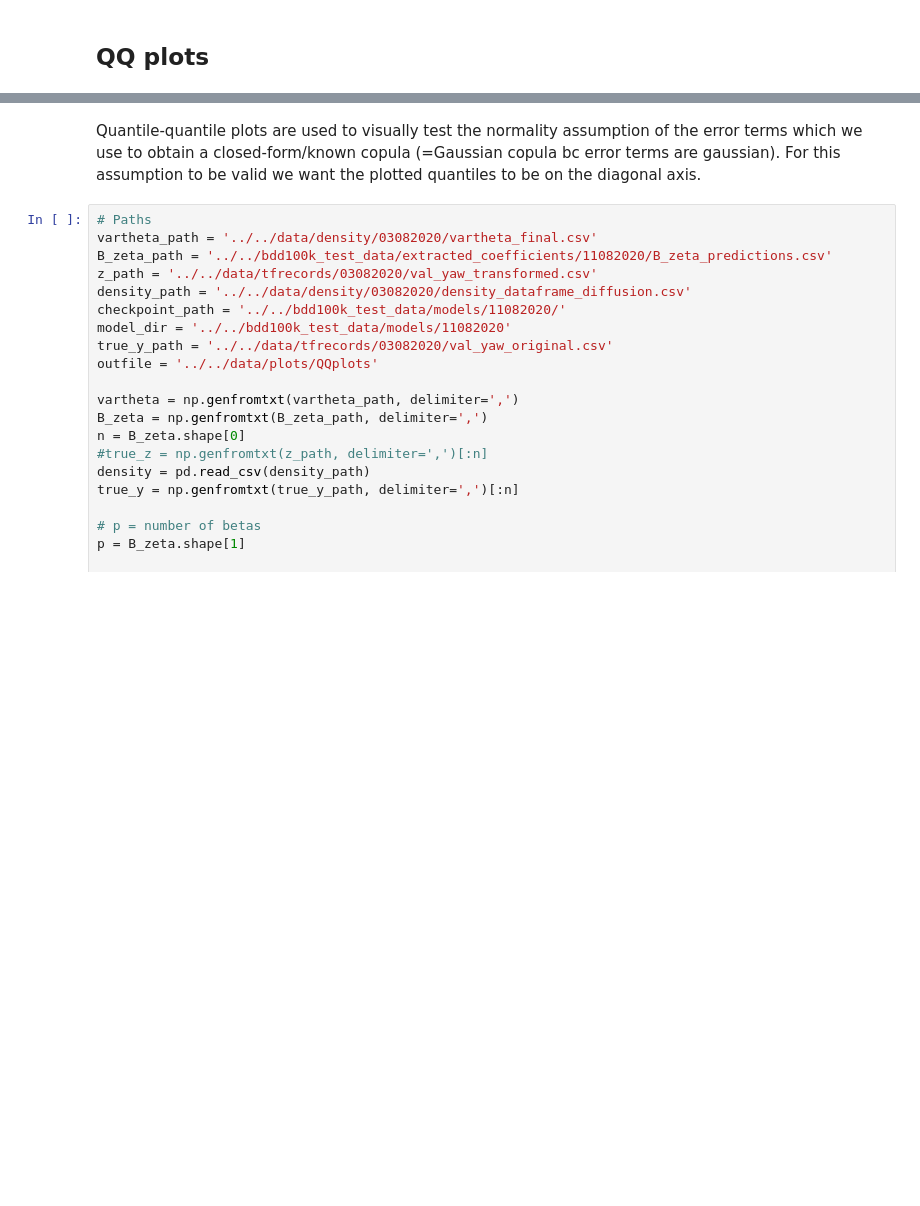
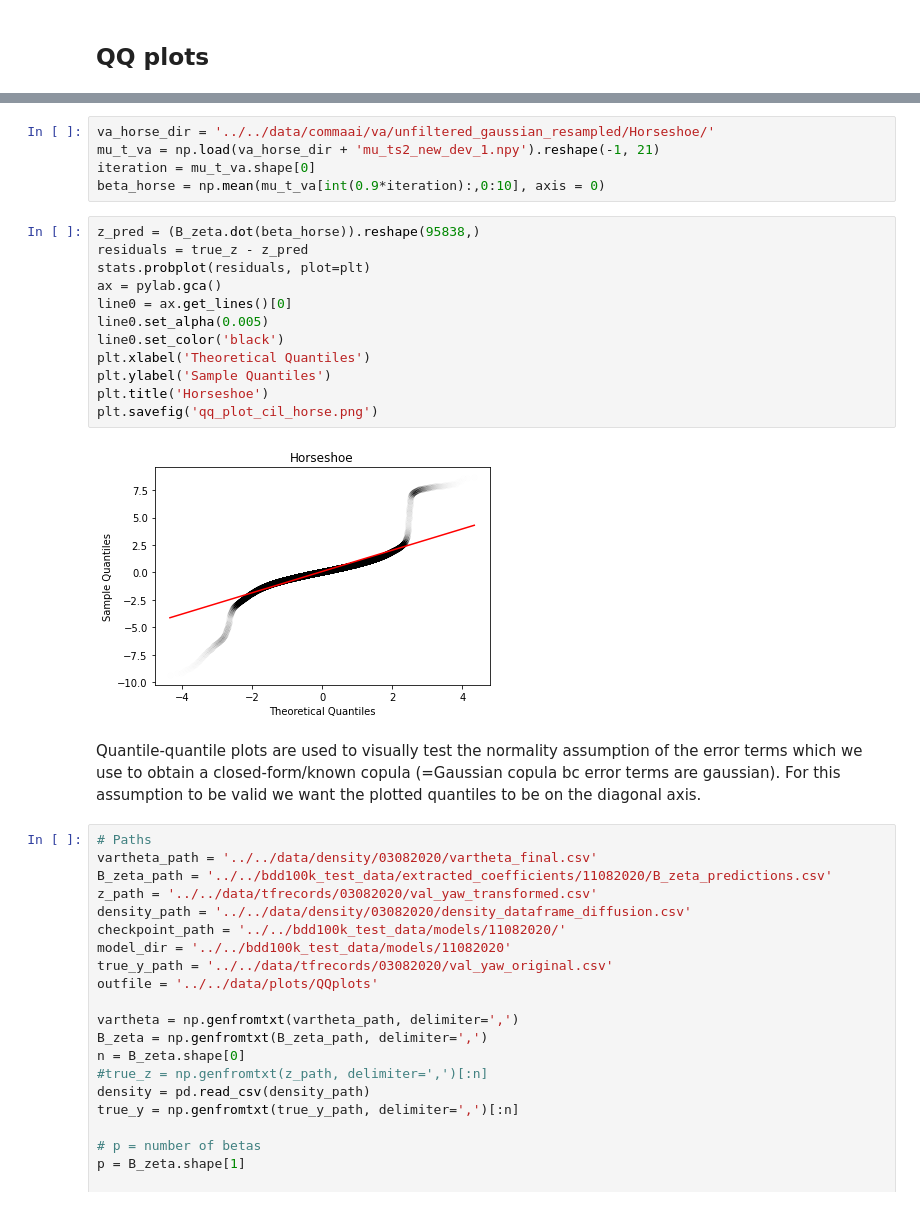
Before and after one commit to clarahoffmann/commaai, a Jupyter notebook: 05_predictions/01_qq_plots.ipynb, the cells around one changed output, grey strips where cells are left out. Drawn from its saved outputs; the diff is of its cells as text; blank space fills up the shorter version.

```diff
--- a/05_predictions/01_qq_plots.ipynb
+++ b/05_predictions/01_qq_plots.ipynb
@@ -9,3 +83,22 @@ import matplotlib.pyplot as plt
+# %%
+va_horse_dir = '../../data/commaai/va/unfiltered_gaussian_resampled/Horseshoe/'
+mu_t_va = np.load(va_horse_dir + 'mu_ts2_new_dev_1.npy').reshape(-1, 21)
+iteration = mu_t_va.shape[0]
+beta_horse = np.mean(mu_t_va[int(0.9*iteration):,0:10], axis = 0)
+# %%
+z_pred = (B_zeta.dot(beta_horse)).reshape(95838,)
+residuals = true_z - z_pred
+stats.probplot(residuals, plot=plt)
+ax = pylab.gca()
+line0 = ax.get_lines()[0]
+line0.set_alpha(0.005)
+line0.set_color('black')
+plt.xlabel('Theoretical Quantiles')
+plt.ylabel('Sample Quantiles')
+plt.title('Horseshoe')
+plt.savefig('qq_plot_cil_horse.png')
+# %% [output]
+[figure, added]
 # %% [markdown]
 Quantile-quantile plots are used to visually test the normality assumption of the error terms
 which we use to obtain a closed-form/known copula (=Gaussian copula bc error terms are gaussian).
```
Also changed, not shown: parts of 12 cells of this notebook, 28 other files.
